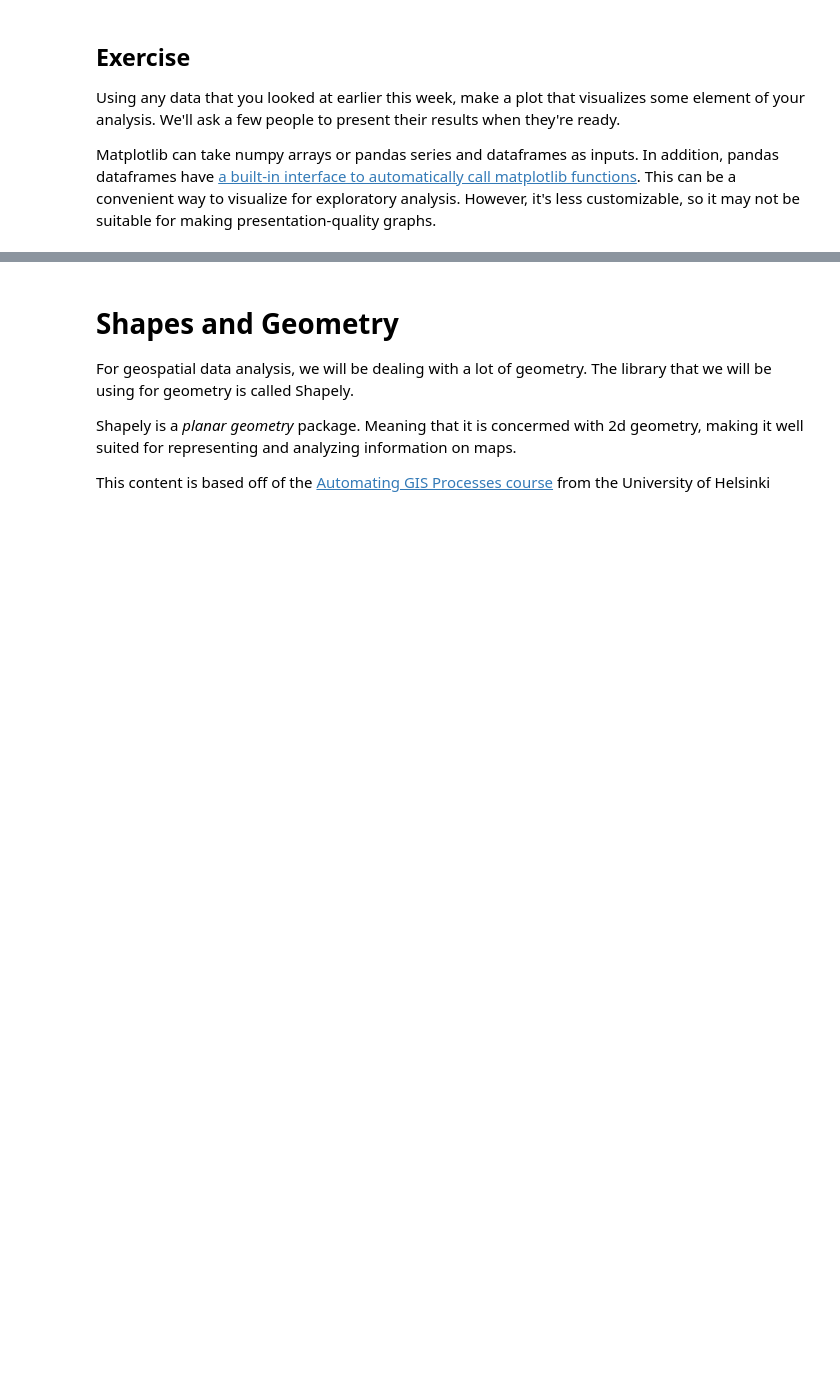
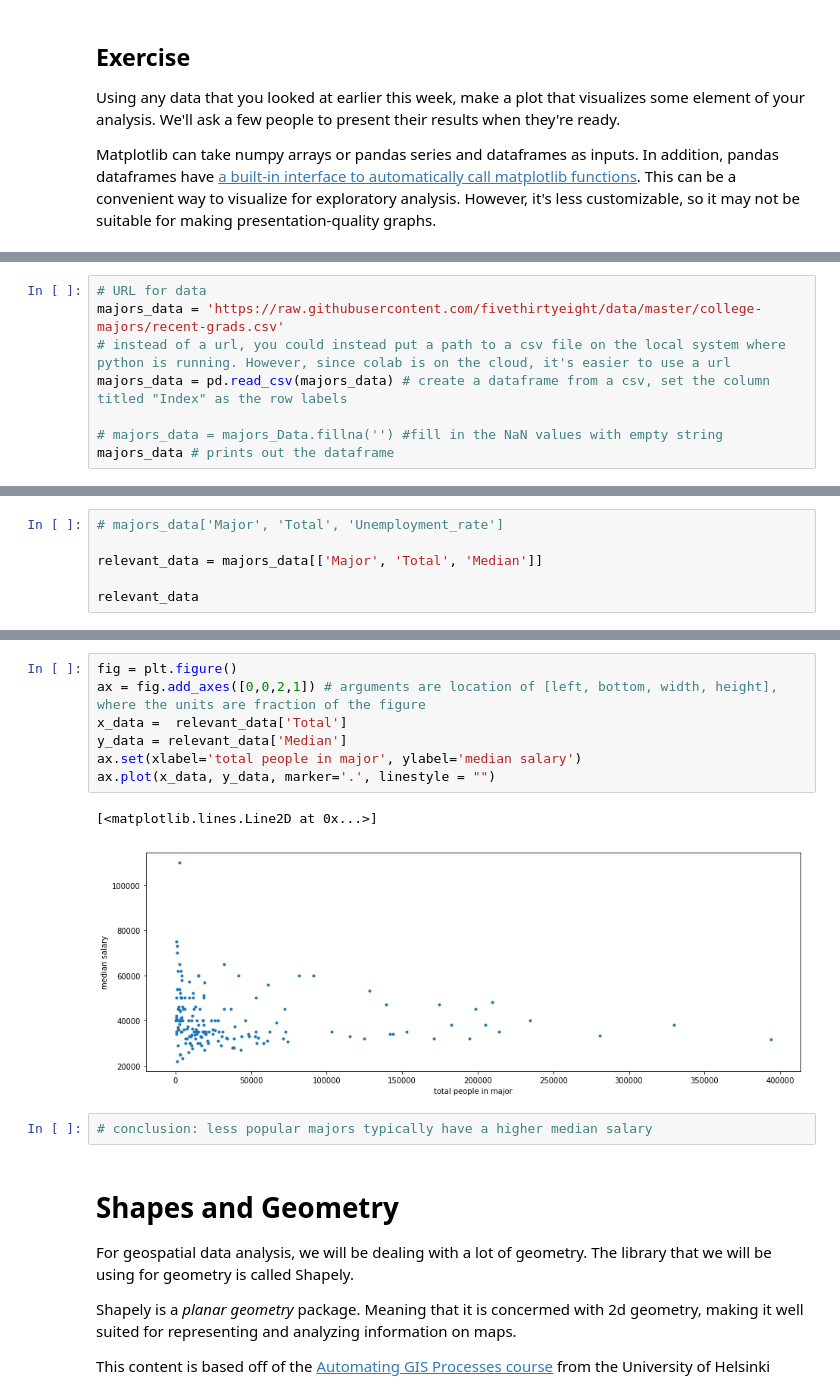
Before and after one commit to bwsi-hadr/02-visualization-and-shapes-dylan-pham, a Jupyter notebook: 02_Visualization_and_Shapes.ipynb, the cells around one changed output, grey strips where cells are left out. Cells and saved outputs as stored; diff of their text form; blank space fills up the shorter version.

```diff
--- a/02_Visualization_and_Shapes.ipynb
+++ b/02_Visualization_and_Shapes.ipynb
@@ -126,0 +133,8 @@ Matplotlib can take numpy arrays or pandas series and dataframes as inputs. In a
+# %%
+# URL for data
+majors_data = 'https://raw.githubusercontent.com/fivethirtyeight/data/master/college-majors/recent-grads.csv'
+# instead of a url, you could instead put a path to a csv file on the local system where python is running. However, since colab is on the cloud, it's easier to use a url
+majors_data = pd.read_csv(majors_data) # create a dataframe from a csv, set the column titled "Index" as the row labels
+
+# majors_data = majors_Data.fillna('') #fill in the NaN values with empty string
+majors_data # prints out the dataframe
@@ -126,0 +160,6 @@ Matplotlib can take numpy arrays or pandas series and dataframes as inputs. In a
+# %%
+# majors_data['Major', 'Total', 'Unemployment_rate']
+
+relevant_data = majors_data[['Major', 'Total', 'Median']]
+
+relevant_data
@@ -127,3 +185,15 @@ Matplotlib can take numpy arrays or pandas series and dataframes as inputs. In a
+# %%
+fig = plt.figure()
+ax = fig.add_axes([0,0,2,1]) # arguments are location of [left, bottom, width, height], where the units are fraction of the figure
+x_data =  relevant_data['Total']
+y_data = relevant_data['Median']
+ax.set(xlabel='total people in major', ylabel='median salary')
+ax.plot(x_data, y_data, marker='.', linestyle = "")
+# %% [output]
+[<matplotlib.lines.Line2D at 0x...>]
+[figure, added]
+# %%
+# conclusion: less popular majors typically have a higher median salary
 # %% [markdown]
 # Shapes and Geometry
 
```
Also changed, not shown: parts of 3 cells of this notebook.
